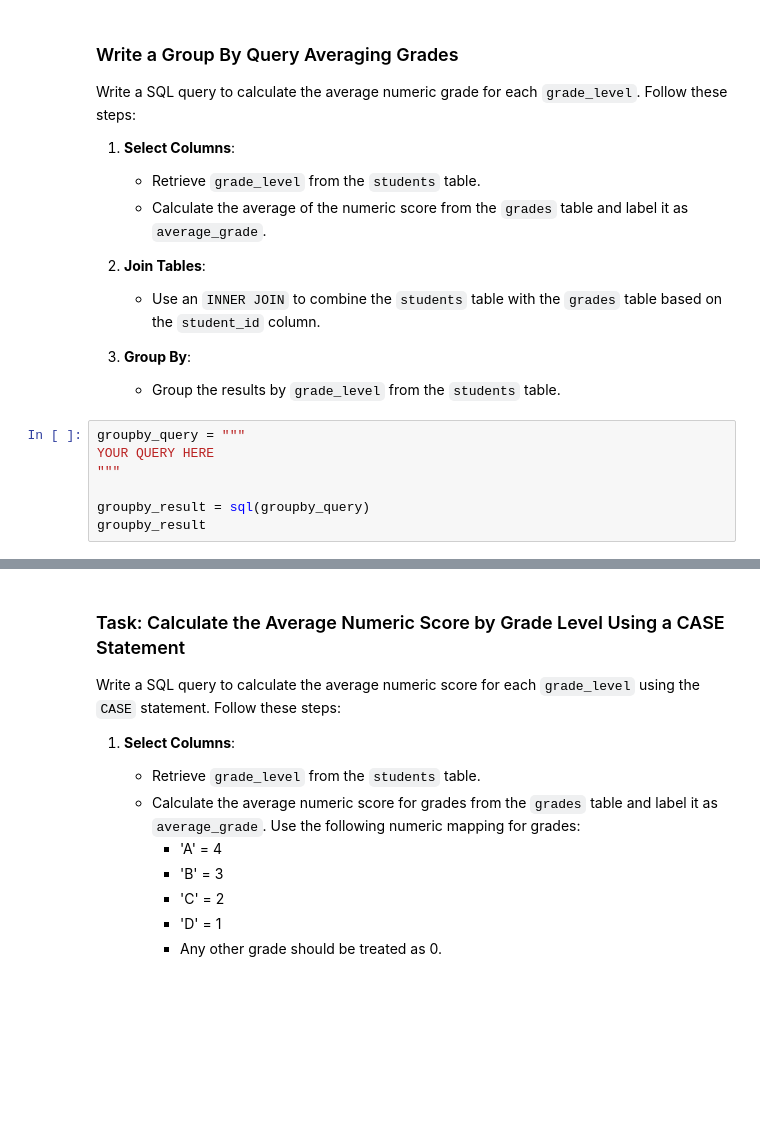
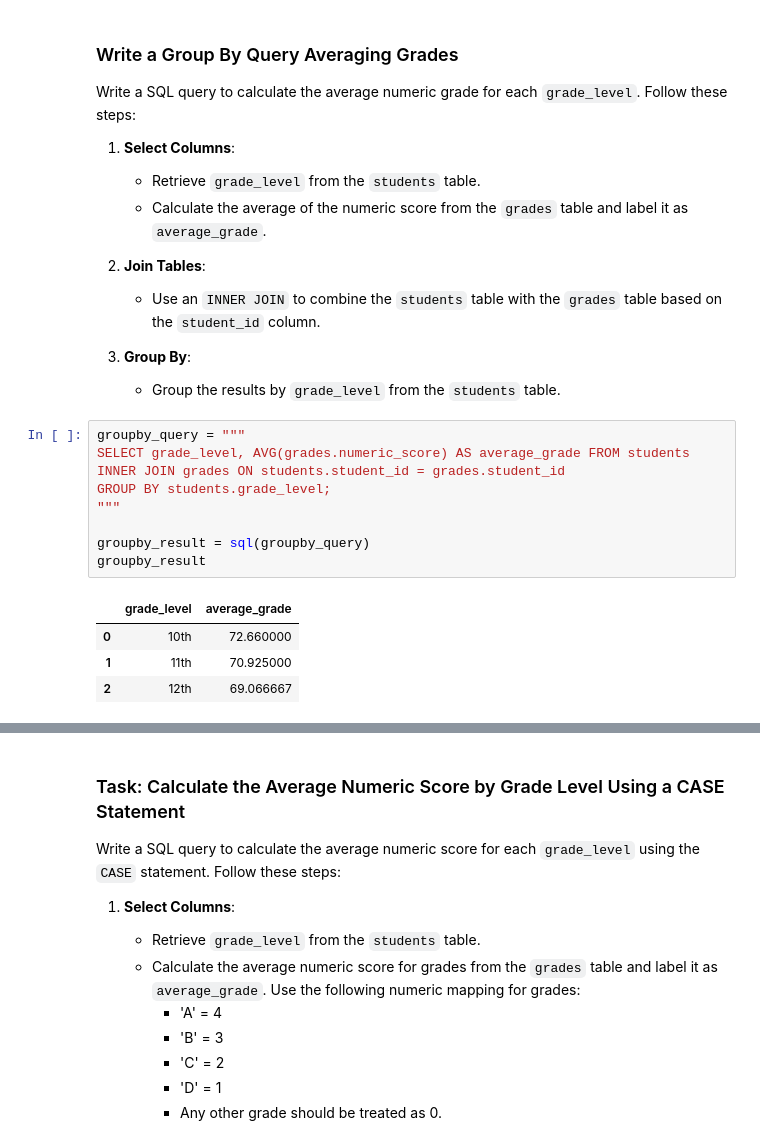
Before and after one commit to 3zawi/SQL_Test, a Jupyter notebook: final.ipynb, the cells around one changed output, grey strips where cells are left out. Cells and saved outputs as stored; diff of their text form; blank space fills up the shorter version.

```diff
--- a/final.ipynb
+++ b/final.ipynb
@@ -530,12 +561,19 @@ Write a SQL query to calculate the average numeric grade for each `grade_level`.
 
 3. **Group By**:
    - Group the results by `grade_level` from the `students` table.
-# %%
-groupby_query = """
-YOUR QUERY HERE
-"""
-
-groupby_result = sql(groupby_query)
-groupby_result
+# %%
+groupby_query = """
+SELECT grade_level, AVG(grades.numeric_score) AS average_grade FROM students
+INNER JOIN grades ON students.student_id = grades.student_id
+GROUP BY students.grade_level;
+"""
+
+groupby_result = sql(groupby_query)
+groupby_result
+# %% [output]
+|  | grade_level | average_grade |
+| 0 | 10th | 72.660000 |
+| 1 | 11th | 70.925000 |
+| 2 | 12th | 69.066667 |
 # %%
 test_instance.groupby_query_test(groupby_query)
```
Also changed, not shown: parts of 8 cells of this notebook.
